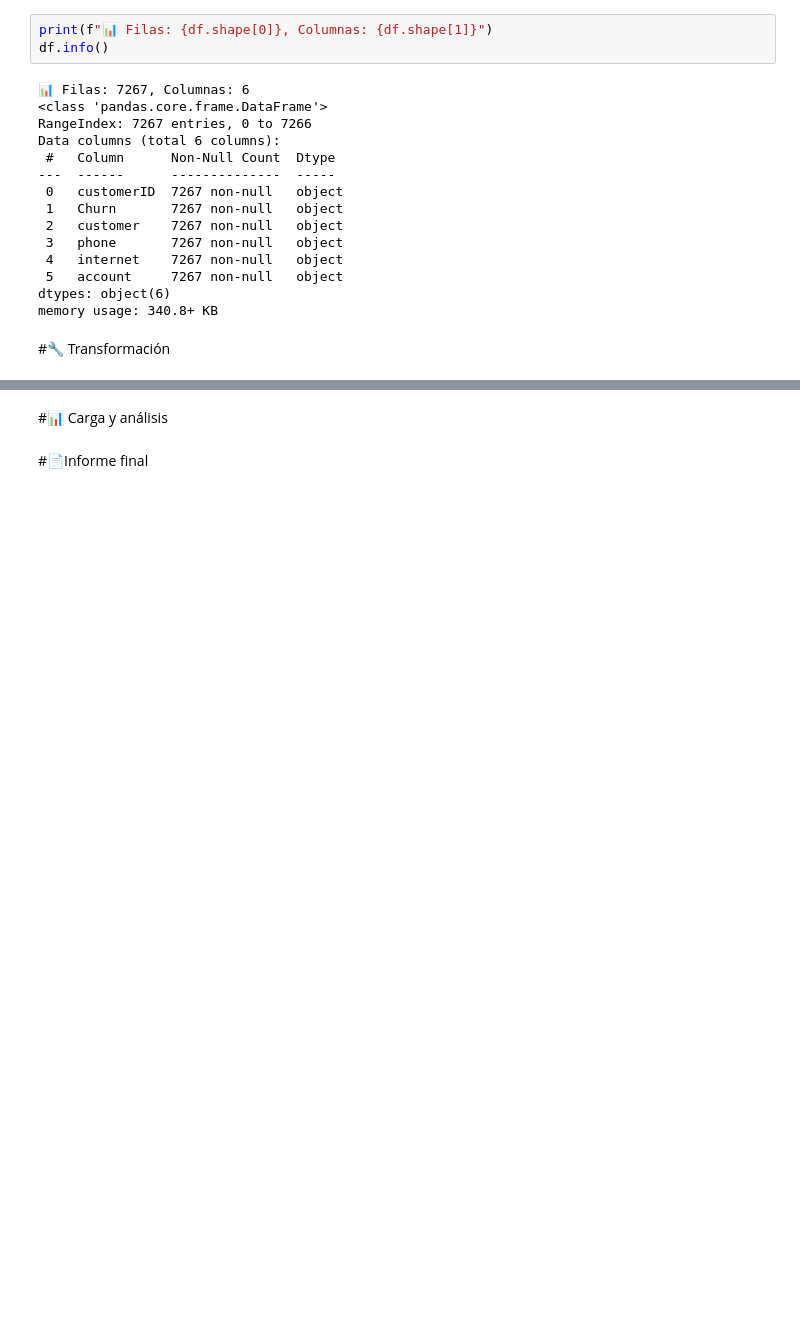
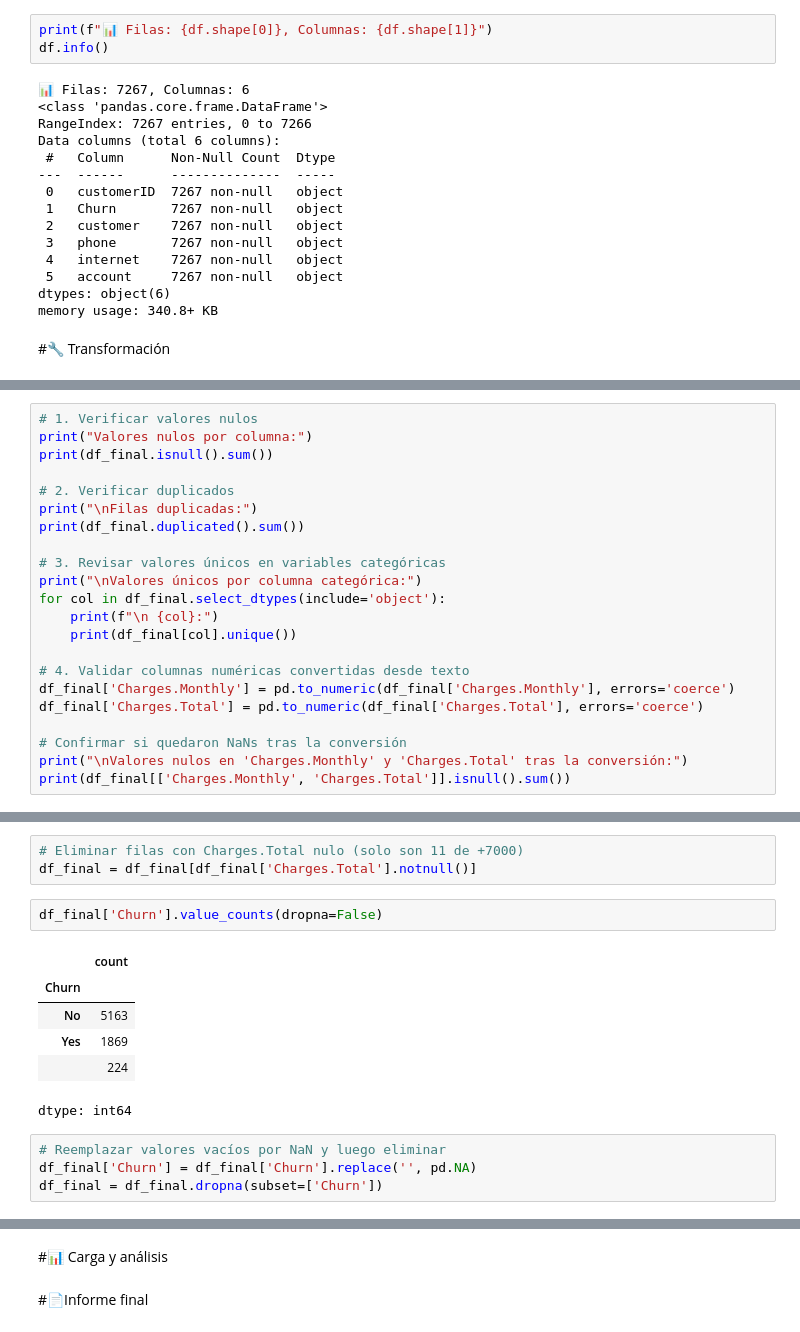
Before and after one commit to CSebasGC/csgc_TelecomX_parte2, a Jupyter notebook: TelecomX_LATAM.ipynb, the cells around one changed output, grey strips where cells are left out. Saved outputs shown, nothing was run; the diff lists cells and outputs as text; blank space fills up the shorter version.

```diff
--- a/TelecomX_LATAM.ipynb
+++ b/TelecomX_LATAM.ipynb
@@ -55,0 +151,22 @@ memory usage: 340.8+ KB
+# %%
+# 1. Verificar valores nulos
+print("Valores nulos por columna:")
+print(df_final.isnull().sum())
+
+# 2. Verificar duplicados
+print("\nFilas duplicadas:")
+print(df_final.duplicated().sum())
+
+# 3. Revisar valores únicos en variables categóricas
+print("\nValores únicos por columna categórica:")
+for col in df_final.select_dtypes(include='object'):
+    print(f"\n {col}:")
+    print(df_final[col].unique())
+
+# 4. Validar columnas numéricas convertidas desde texto
+df_final['Charges.Monthly'] = pd.to_numeric(df_final['Charges.Monthly'], errors='coerce')
+df_final['Charges.Total'] = pd.to_numeric(df_final['Charges.Total'], errors='coerce')
+
+# Confirmar si quedaron NaNs tras la conversión
+print("\nValores nulos en 'Charges.Monthly' y 'Charges.Total' tras la conversión:")
+print(df_final[['Charges.Monthly', 'Charges.Total']].isnull().sum())
@@ -55,0 +191,16 @@ memory usage: 340.8+ KB
+# %%
+# Eliminar filas con Charges.Total nulo (solo son 11 de +7000)
+df_final = df_final[df_final['Charges.Total'].notnull()]
+# %%
+df_final['Churn'].value_counts(dropna=False)
+# %% [output]
+|  | count |
+| Churn |  |
+| No | 5163 |
+| Yes | 1869 |
+|  | 224 |
+dtype: int64
+# %%
+# Reemplazar valores vacíos por NaN y luego eliminar
+df_final['Churn'] = df_final['Churn'].replace('', pd.NA)
+df_final = df_final.dropna(subset=['Churn'])
```
Also changed, not shown: parts of 14 cells of this notebook.
